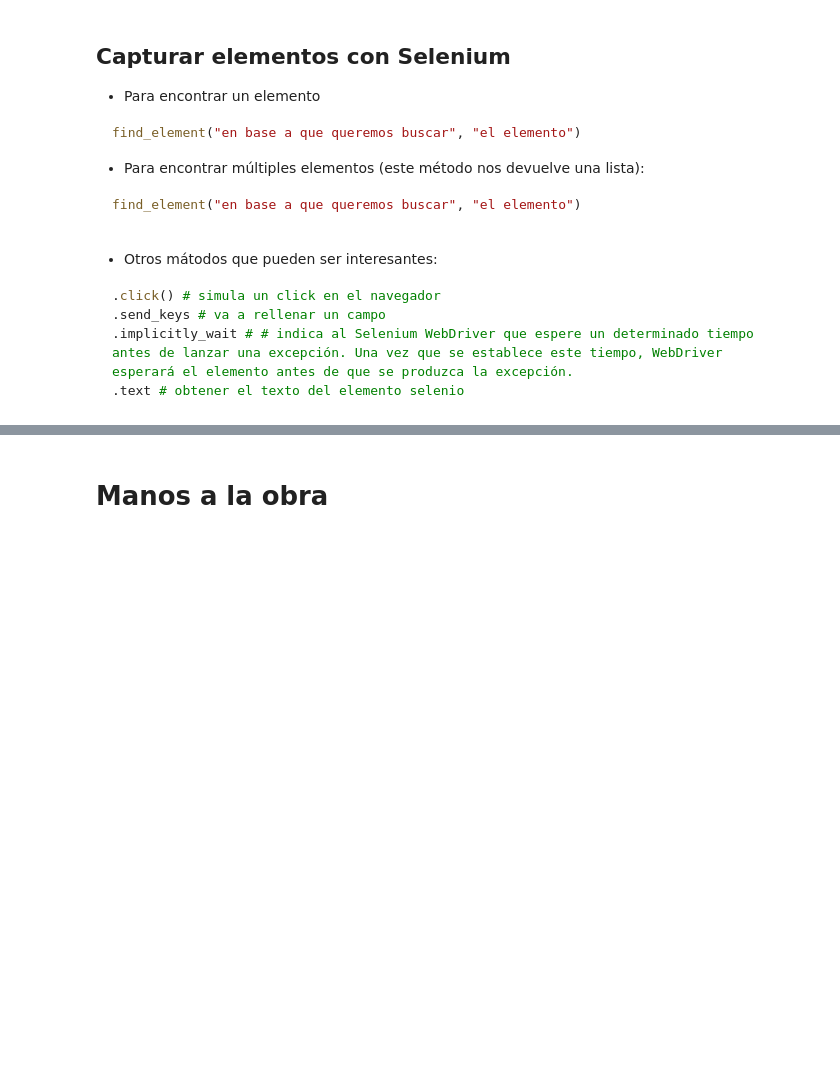
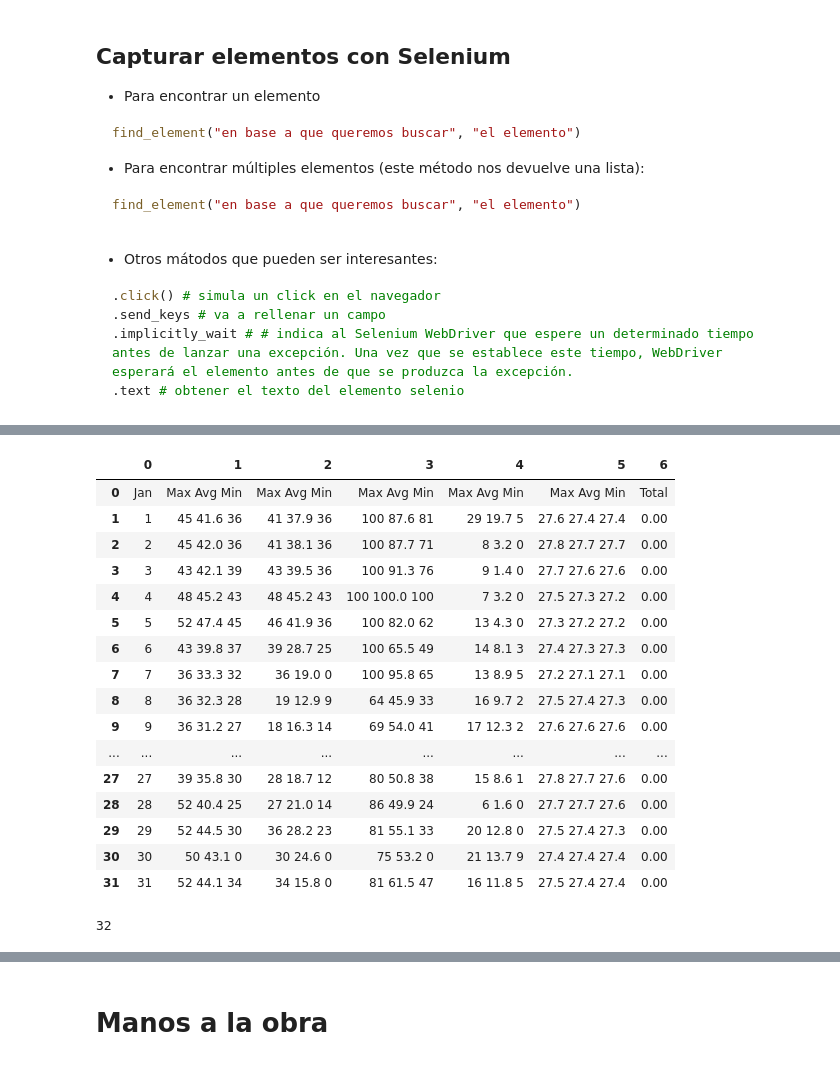
Before and after one commit to annassanchez/apuntes-clases, a Jupyter notebook: semana-8/8.3-Selenium_version_nueva - annassanchez.ipynb, the cells around one changed output, grey strips where cells are left out. Cells and saved outputs as stored; diff of their text form; code cells hidden in the pictures; blank space fills up the shorter version.

```diff
--- a/semana-8/8.3-Selenium_version_nueva - annassanchez.ipynb
+++ b/semana-8/8.3-Selenium_version_nueva - annassanchez.ipynb
@@ -98,0 +168,27 @@ warnings.filterwarnings('ignore')
+# %%
+x = df_temp[0][0]
+x = x.split('\n')
+# %%
+pd.DataFrame(np.array(x[2:]).reshape(7,32).T)
+# %% [output]
+|  | 0 | 1 | 2 | 3 | 4 | 5 | 6 |
+| 0 | Jan | Max Avg Min | Max Avg Min | Max Avg Min | Max Avg Min | Max Avg Min | Total |
+| 1 | 1 | 45 41.6 36 | 41 37.9 36 | 100 87.6 81 | 29 19.7 5 | 27.6 27.4 27.4 | 0.00 |
+| 2 | 2 | 45 42.0 36 | 41 38.1 36 | 100 87.7 71 | 8 3.2 0 | 27.8 27.7 27.7 | 0.00 |
+| 3 | 3 | 43 42.1 39 | 43 39.5 36 | 100 91.3 76 | 9 1.4 0 | 27.7 27.6 27.6 | 0.00 |
+| 4 | 4 | 48 45.2 43 | 48 45.2 43 | 100 100.0 100 | 7 3.2 0 | 27.5 27.3 27.2 | 0.00 |
+| 5 | 5 | 52 47.4 45 | 46 41.9 36 | 100 82.0 62 | 13 4.3 0 | 27.3 27.2 27.2 | 0.00 |
+| 6 | 6 | 43 39.8 37 | 39 28.7 25 | 100 65.5 49 | 14 8.1 3 | 27.4 27.3 27.3 | 0.00 |
+| 7 | 7 | 36 33.3 32 | 36 19.0 0 | 100 95.8 65 | 13 8.9 5 | 27.2 27.1 27.1 | 0.00 |
+| 8 | 8 | 36 32.3 28 | 19 12.9 9 | 64 45.9 33 | 16 9.7 2 | 27.5 27.4 27.3 | 0.00 |
+| 9 | 9 | 36 31.2 27 | 18 16.3 14 | 69 54.0 41 | 17 12.3 2 | 27.6 27.6 27.6 | 0.00 |
+| ... | ... | ... | ... | ... | ... | ... | ... |
+| 27 | 27 | 39 35.8 30 | 28 18.7 12 | 80 50.8 38 | 15 8.6 1 | 27.8 27.7 27.6 | 0.00 |
+| 28 | 28 | 52 40.4 25 | 27 21.0 14 | 86 49.9 24 | 6 1.6 0 | 27.7 27.7 27.6 | 0.00 |
+| 29 | 29 | 52 44.5 30 | 36 28.2 23 | 81 55.1 33 | 20 12.8 0 | 27.5 27.4 27.3 | 0.00 |
+| 30 | 30 | 50 43.1 0 | 30 24.6 0 | 75 53.2 0 | 21 13.7 9 | 27.4 27.4 27.4 | 0.00 |
+| 31 | 31 | 52 44.1 34 | 34 15.8 0 | 81 61.5 47 | 16 11.8 5 | 27.5 27.4 27.4 | 0.00 |
+# %%
+x[2:].index('Max Avg Min')
+# %% [output]
+32
```
Also changed, not shown: parts of 42 cells of this notebook.
